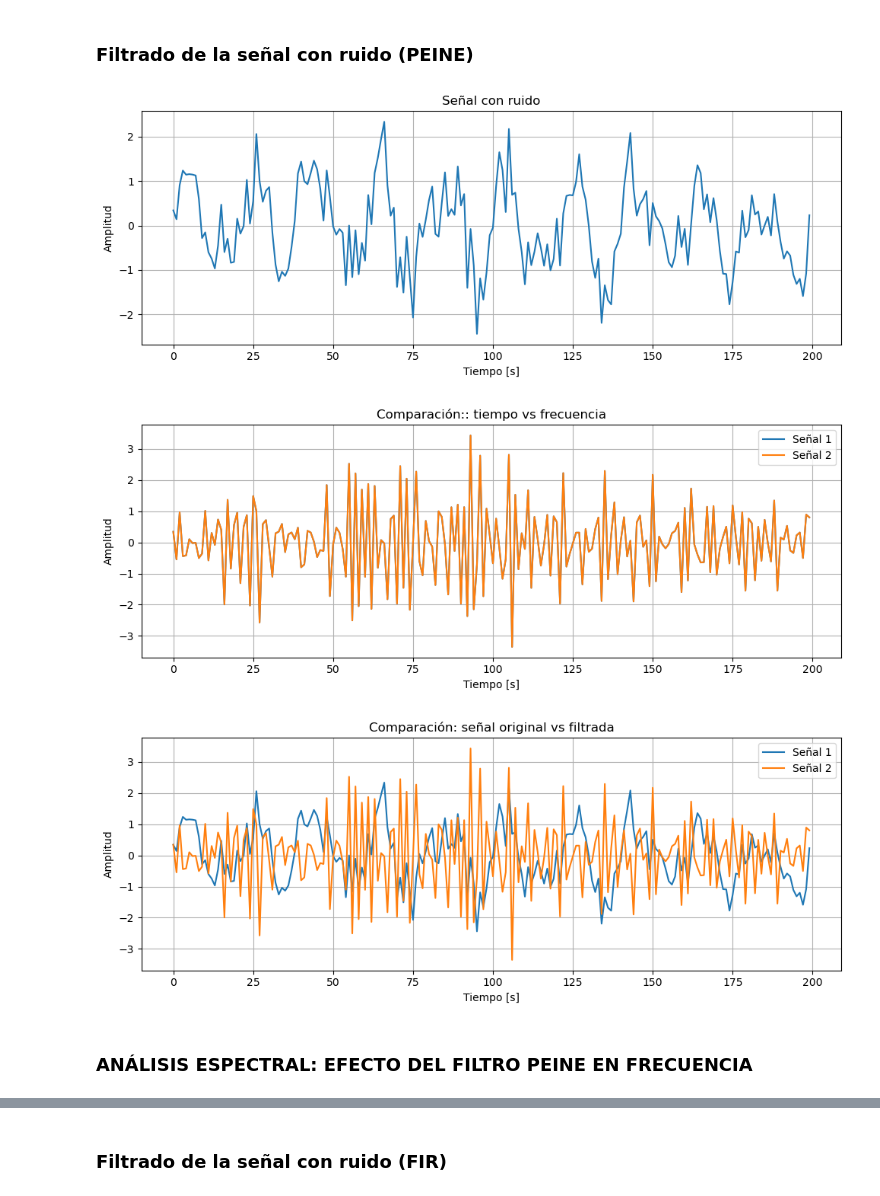
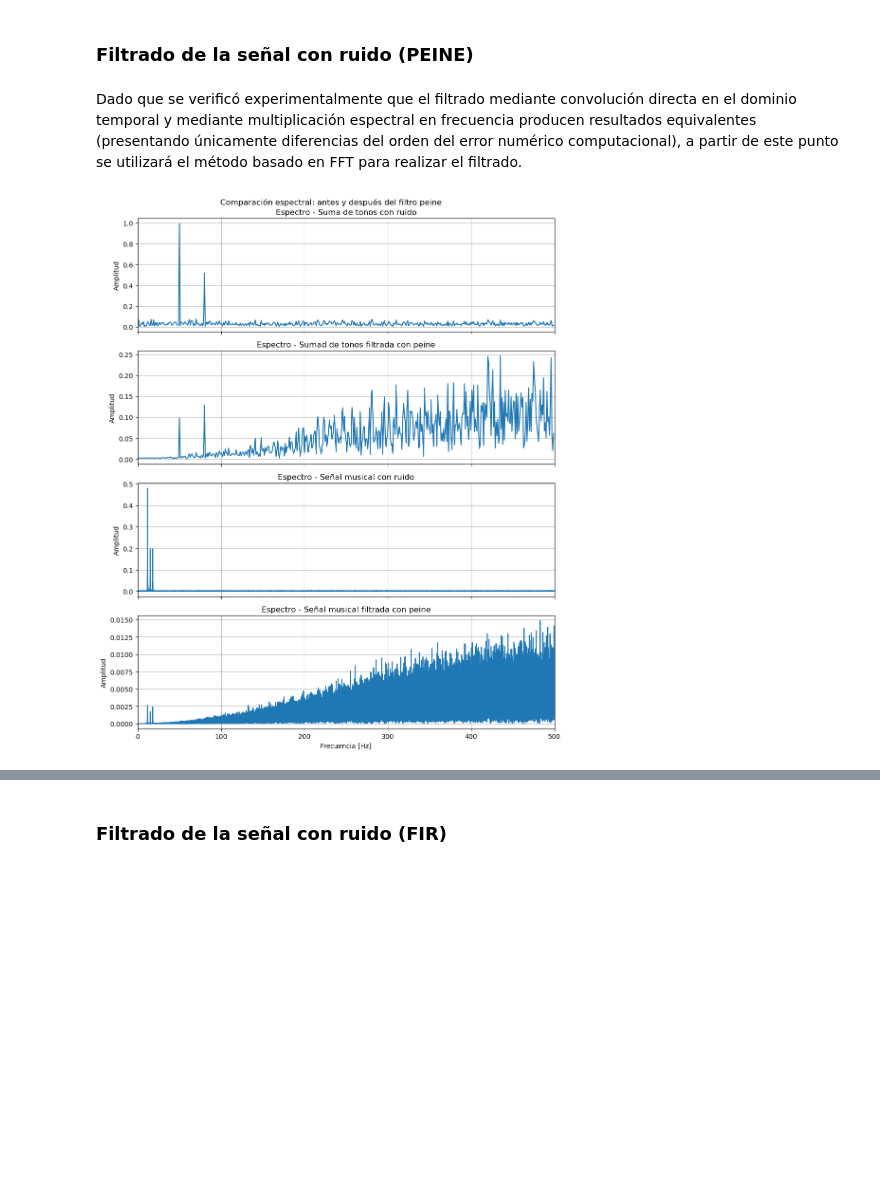
Before and after one commit to notfigure8/TP-DSP-Grupo-5, a Jupyter notebook: notebook_grupo_5.ipynb, the cells around one changed output, grey strips where cells are left out. Saved outputs shown, nothing was run; the diff lists cells and outputs as text; code cells hidden in the pictures; blank space fills up the shorter version.

```diff
--- a/notebook_grupo_5.ipynb
+++ b/notebook_grupo_5.ipynb
@@ -296,38 +296,30 @@ aplicado en `filtrar_frecuencia()` es clave para que la convolución circular se
 equivalente a la lineal.
 # %% [markdown]
 ### Filtrado de la señal con ruido (PEINE)
+# %% [markdown]
+Dado que se verificó experimentalmente que el filtrado mediante convolución directa en el dominio temporal y mediante multiplicación espectral en frecuencia producen resultados equivalentes (presentando únicamente diferencias del orden del error numérico computacional), a partir de este punto se utilizará el método basado en FFT para realizar el filtrado.
 # %%
-y_peine_tiempo = filtrar_convolucion(tonos_con_ruido, h_peine)[:len(tonos_con_ruido)]
 y_peine_freq = filtrar_frecuencia(tonos_con_ruido, h_peine)[:len(tonos_con_ruido)]
+y_peine_freq2 = filtrar_frecuencia(senal_con_ruido, h_peine)[:len(senal_con_ruido)]
 
-# Primer gráfico: señal original
-graficar_senales(
-    tonos_con_ruido[:200],
-    titulo="Señal con ruido"
+
+graficar_espectros(
+    [
+        tonos_con_ruido,
+        y_peine_freq,
+        senal_con_ruido,
+        y_peine_freq2
+    ],
+    fs=fs,
+    titulo="Comparación espectral: antes y después del filtro peine",
+    subplots=True,
+    xlim=(0, 500),
+    titles=[
+        "Espectro - Suma de tonos con ruido",
+        "Espectro - Sumad de tonos filtrada con peine",
+        "Espectro - Señal musical con ruido",
+        "Espectro - Señal musical filtrada con peine"
+    ]
 )
-
-# Segundo gráfico: comparación tiempo vs frecuencia
-graficar_senales(
-    [
-        y_peine_tiempo[:200],
-        y_peine_freq[:200]
-    ],
-    titulo="Comparación:: tiempo vs frecuencia",
-    subplots=False
-)
-
-# Tercer gráfico: original vs filtrada
-graficar_senales(
-    [
-        tonos_con_ruido[:200],
-        y_peine_tiempo[:200]
-    ],
-    titulo="Comparación: señal original vs filtrada"
-)
 # %% [output]
-[figure, old version]
+[figure, new version]
-[figure, removed]
-[figure, removed]
-# %% [markdown]
-
-### ANÁLISIS ESPECTRAL: EFECTO DEL FILTRO PEINE EN FRECUENCIA
```
Also changed, not shown: parts of 11 cells of this notebook, 6 other files.
